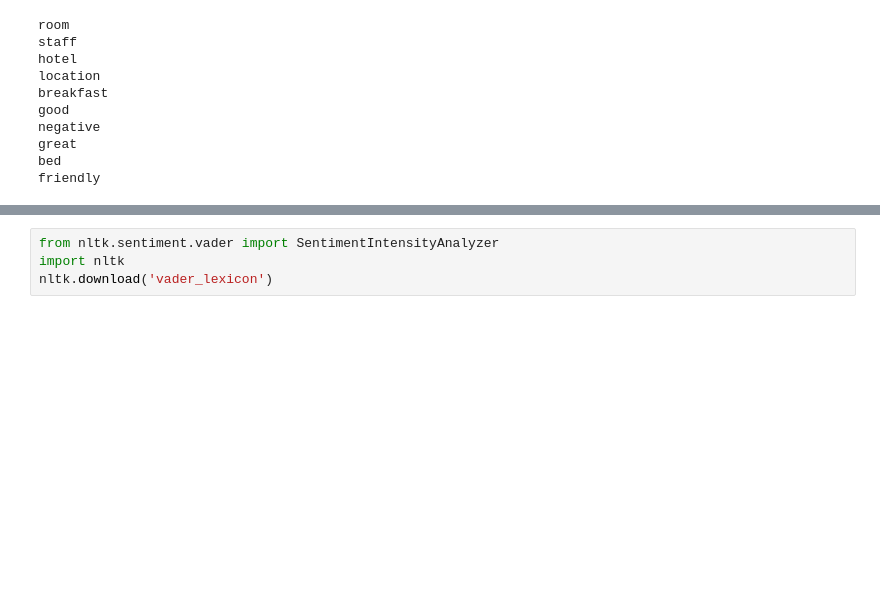
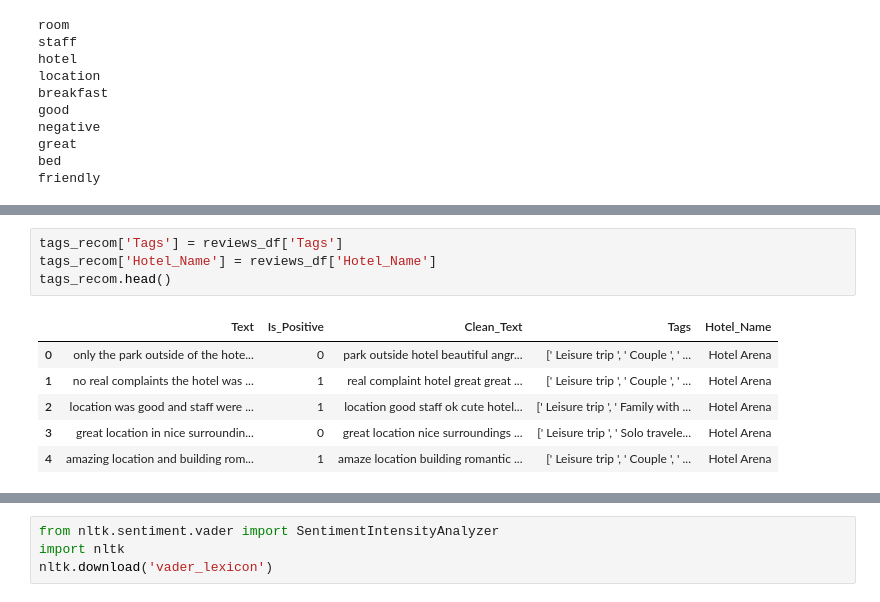
Before and after one commit to LuigiCerone/Hotel-Reviews-Data-Analysis, a Jupyter notebook: Hotel_Reviews_Copia_Lavoro_Giggi.ipynb, the cells around one changed output, grey strips where cells are left out. Saved outputs shown, nothing was run; the diff lists cells and outputs as text; blank space fills up the shorter version.

```diff
--- a/Hotel_Reviews_Copia_Lavoro_Giggi.ipynb
+++ b/Hotel_Reviews_Copia_Lavoro_Giggi.ipynb
@@ -1534,0 +1806,11 @@ plot_similar_words('good')
+# %%
+tags_recom['Tags'] = reviews_df['Tags']
+tags_recom['Hotel_Name'] = reviews_df['Hotel_Name']
+tags_recom.head()
+# %% [output]
+|  | Text | Is_Positive | Clean_Text | Tags | Hotel_Name |
+| 0 | only the park outside of the hote... | 0 | park outside hotel beautiful angr... | [' Leisure trip ', ' Couple ', ' ... | Hotel Arena |
+| 1 | no real complaints the hotel was ... | 1 | real complaint hotel great great ... | [' Leisure trip ', ' Couple ', ' ... | Hotel Arena |
+| 2 | location was good and staff were ... | 1 | location good staff ok cute hotel... | [' Leisure trip ', ' Family with ... | Hotel Arena |
+| 3 | great location in nice surroundin... | 0 | great location nice surroundings ... | [' Leisure trip ', ' Solo travele... | Hotel Arena |
+| 4 | amazing location and building rom... | 1 | amaze location building romantic ... | [' Leisure trip ', ' Couple ', ' ... | Hotel Arena |
```
Also changed, not shown: parts of 124 cells of this notebook, 3 other files.
